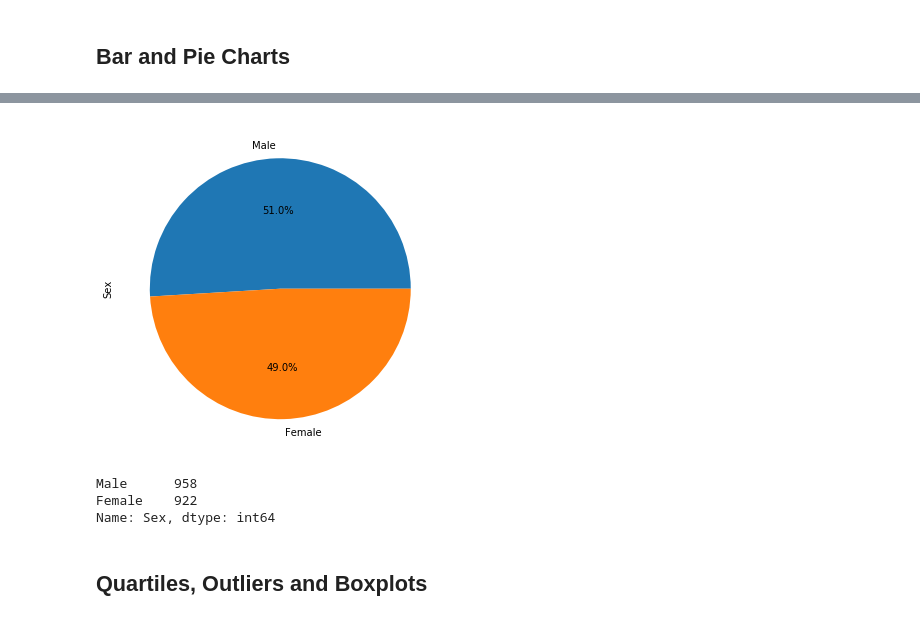
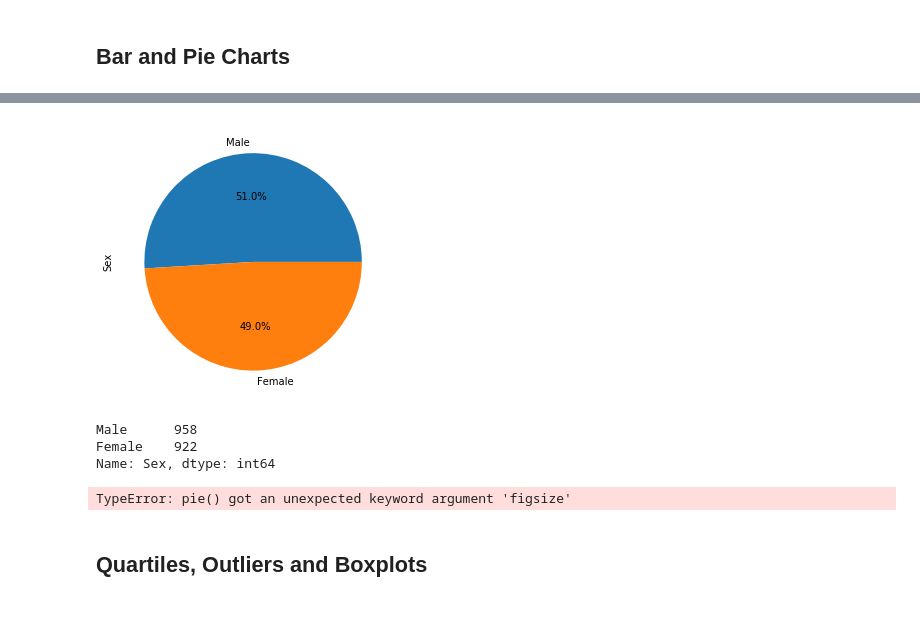
Before and after one commit to gigilynne/MatplotlibChallenge, a Jupyter notebook: pymaceuticals_analysis.ipynb, the cells around one changed output, grey strips where cells are left out. Drawn from its saved outputs; the diff is of its cells as text; code cells hidden in the pictures.

```diff
--- a/pymaceuticals_analysis.ipynb
+++ b/pymaceuticals_analysis.ipynb
@@ -412,12 +418,15 @@ plt.show()
 # %%
 # Generate a pie plot showing the distribution of female versus male mice using pandas
 mouse_pie_df = clean_study_df['Sex'].value_counts()
 
-mouse_pie_df.plot(kind="pie",autopct = "%1.1f%%", figsize=(6, 6))
+mouse_pie_df.plot(kind="pie",autopct = "%1.1f%%", figsize=(5, 5))
+
+# Save an image chart and print the final product to the screen
+plt.savefig("Resources/mouse_panplot.png")
 
 plt.show()
 # %% [output]
-[figure, old version]
+[figure, new version]
 # %%
 mouse_pie_df #show data from plt to check
 # %% [output]
@@ -429,3 +436,19 @@ Name: Sex, dtype: int64
+# %%
+# Generate a pie plot showing the distribution of female versus male mice using pyplot
+plt.pie(mouse_pie_df,labels=["Male","Female"], autopct="%1.1f%%",  figsize=(5, 5))
+
+# Create axes which are equal
+plt.axis("equal")
+
+#add title
+plt.title("Sex", loc='left')
+
+# Save an image chart and print the final product to the screen
+plt.savefig("Resources/mouse_matplot.png")
+
+plt.show()
+# %% [output]
+TypeError: pie() got an unexpected keyword argument 'figsize'
 # %% [markdown]
 ## Quartiles, Outliers and Boxplots
 # %%
```
Also changed, not shown: parts of 3 cells of this notebook, 6 other files.
